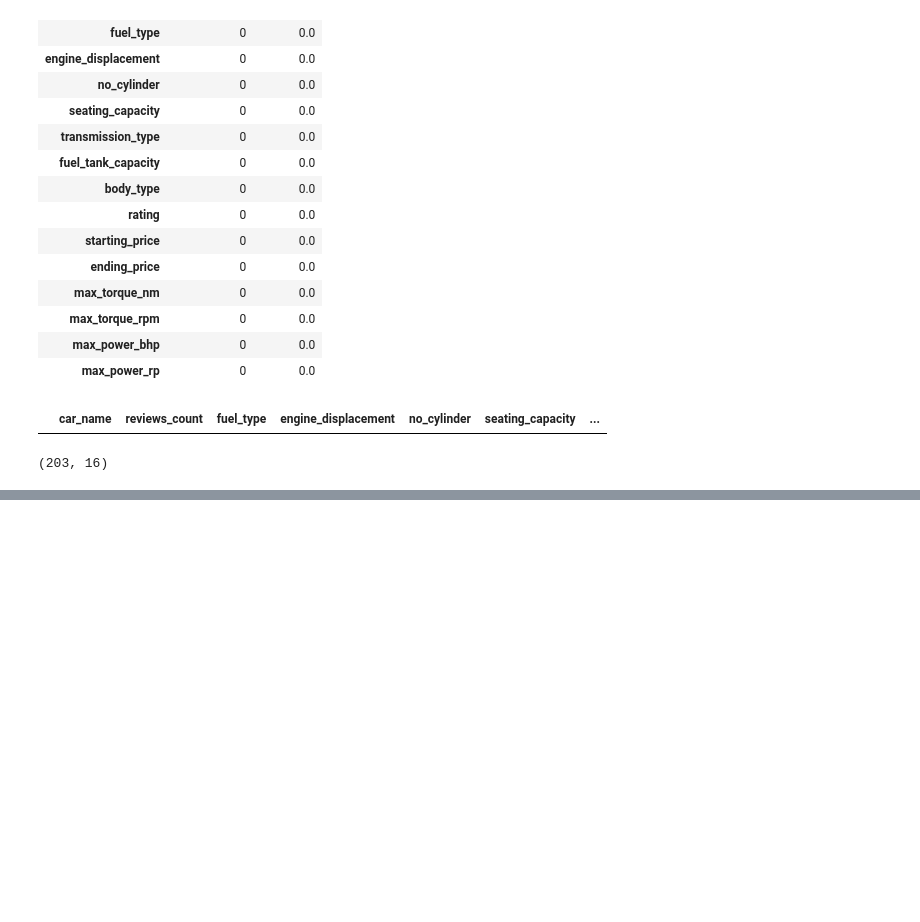
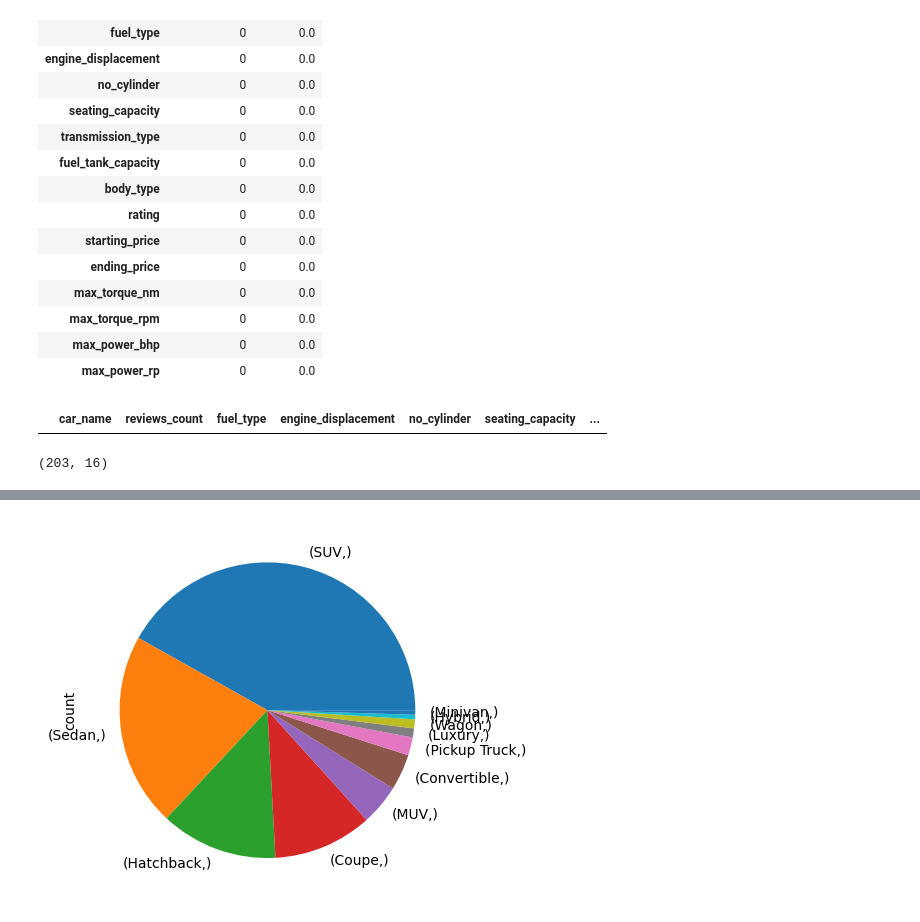
Before and after one commit to Martijn-Cauwenberghs/programming2_exercises, a Jupyter notebook: 07-data-processing/03-visualizations/student.ipynb, the cells around one changed output, grey strips where cells are left out. Drawn from its saved outputs; the diff is of its cells as text; code cells hidden in the pictures; blank space fills up the shorter version.

```diff
--- a/07-data-processing/03-visualizations/student.ipynb
+++ b/07-data-processing/03-visualizations/student.ipynb
@@ -118,0 +131,6 @@ count_cylinders = data.value_counts().plot(kind='bar')
+# %%
+df_body_type = pd.DataFrame({
+    'car_name': data['car_name'].tolist(),
+    'body_type': data['body_type'].tolist()
+})
+df_body_type
@@ -118,0 +151,5 @@ count_cylinders = data.value_counts().plot(kind='bar')
+# %%
+list_body_type = pd.DataFrame(df_body_type['body_type'])
+count_body_type = list_body_type.value_counts().plot(kind='pie')
+# %% [output]
+[figure, added]
```
Also changed, not shown: parts of 6 cells of this notebook, 2 other files.
